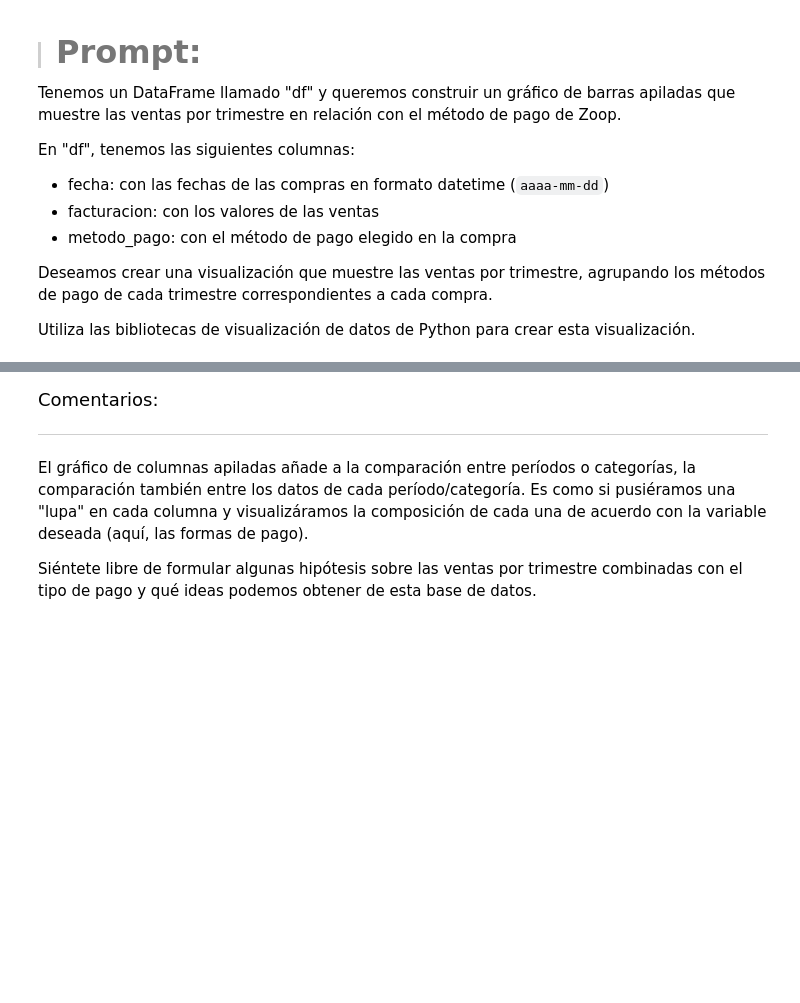
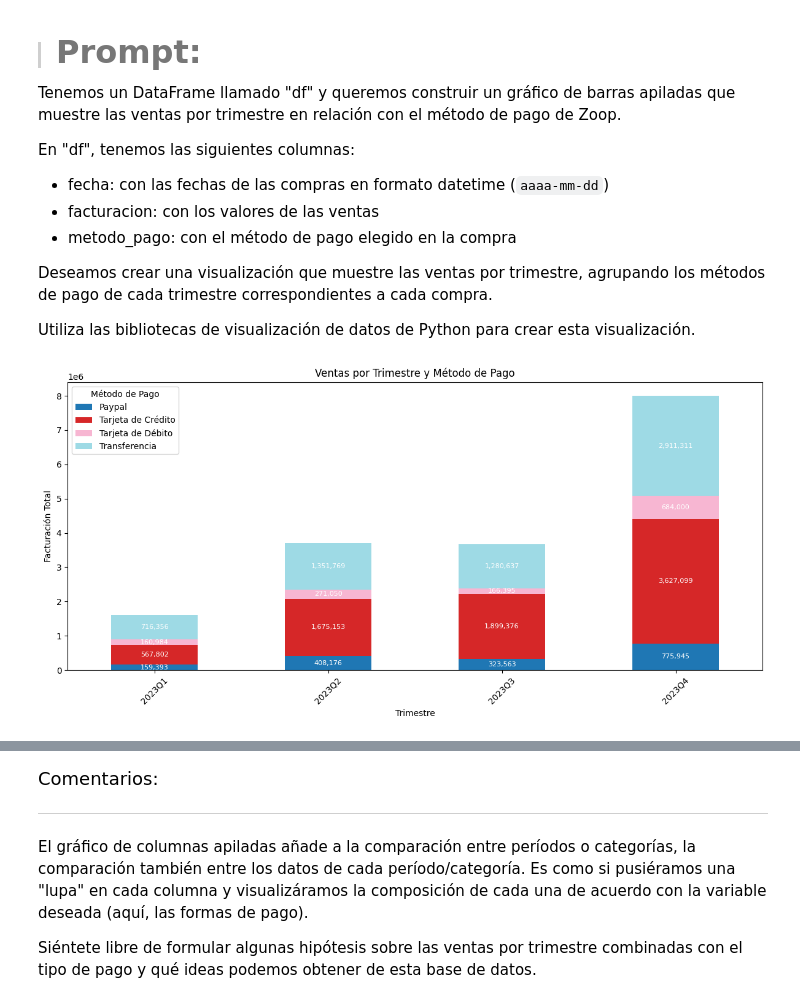
Before and after one commit to clopezv/Challenger_TelecomX, a Jupyter notebook: IA_aplicada_a_ciencia_de_datos.ipynb, the cells around one changed output, grey strips where cells are left out. Cells and saved outputs as stored; diff of their text form; code cells hidden in the pictures; blank space fills up the shorter version.

```diff
--- a/IA_aplicada_a_ciencia_de_datos.ipynb
+++ b/IA_aplicada_a_ciencia_de_datos.ipynb
@@ -1052,3 +1052,43 @@ En "df", tenemos las siguientes columnas:
 Deseamos crear una visualización que muestre las ventas por trimestre, agrupando los métodos de pago de cada trimestre correspondientes a cada compra.
 
 Utiliza las bibliotecas de visualización de datos de Python para crear esta visualización.
+# %%
+import pandas as pd
+import matplotlib.pyplot as plt
+
+# Suponiendo que df ya está cargado y tiene las columnas mencionadas
+# Aseguramos que la columna 'fecha' sea tipo datetime
+df['fecha'] = pd.to_datetime(df['fecha'])
+
+# Creamos una columna para el trimestre y el año
+df['trimestre'] = df['fecha'].dt.to_period('Q')
+
+# Agrupamos por trimestre y método de pago, sumando la facturación
+ventas_trimestre = df.groupby(['trimestre', 'metodo_pago'])['facturacion'].sum().unstack(fill_value=0)
+
+# Creamos el gráfico de barras apiladas
+ax = ventas_trimestre.plot(kind='bar', stacked=True, figsize=(12, 6), colormap='tab20')
+# Añadir etiquetas de valores
+for idx, row in enumerate(ventas_trimestre.values):
+    cum_height = 0
+    for col_idx, value in enumerate(row):
+        if value > 0:
+            ax.text(
+                idx,                      # posición x (barra)
+                cum_height + value / 2,   # posición y (centro del segmento)
+                f'{value:,.0f}',          # texto a mostrar
+                ha='center', va='center',
+                fontsize=8, color='white'
+            )
+            cum_height += value  # acumular altura para el siguiente segmento
+
+
+plt.title('Ventas por Trimestre y Método de Pago')
+plt.xlabel('Trimestre')
+plt.ylabel('Facturación Total')
+plt.legend(title='Método de Pago')
+plt.xticks(rotation=45)
+plt.tight_layout()
+plt.show()
+# %% [output]
+[figure, added]
```
Also changed, not shown: parts of 10 cells of this notebook.
